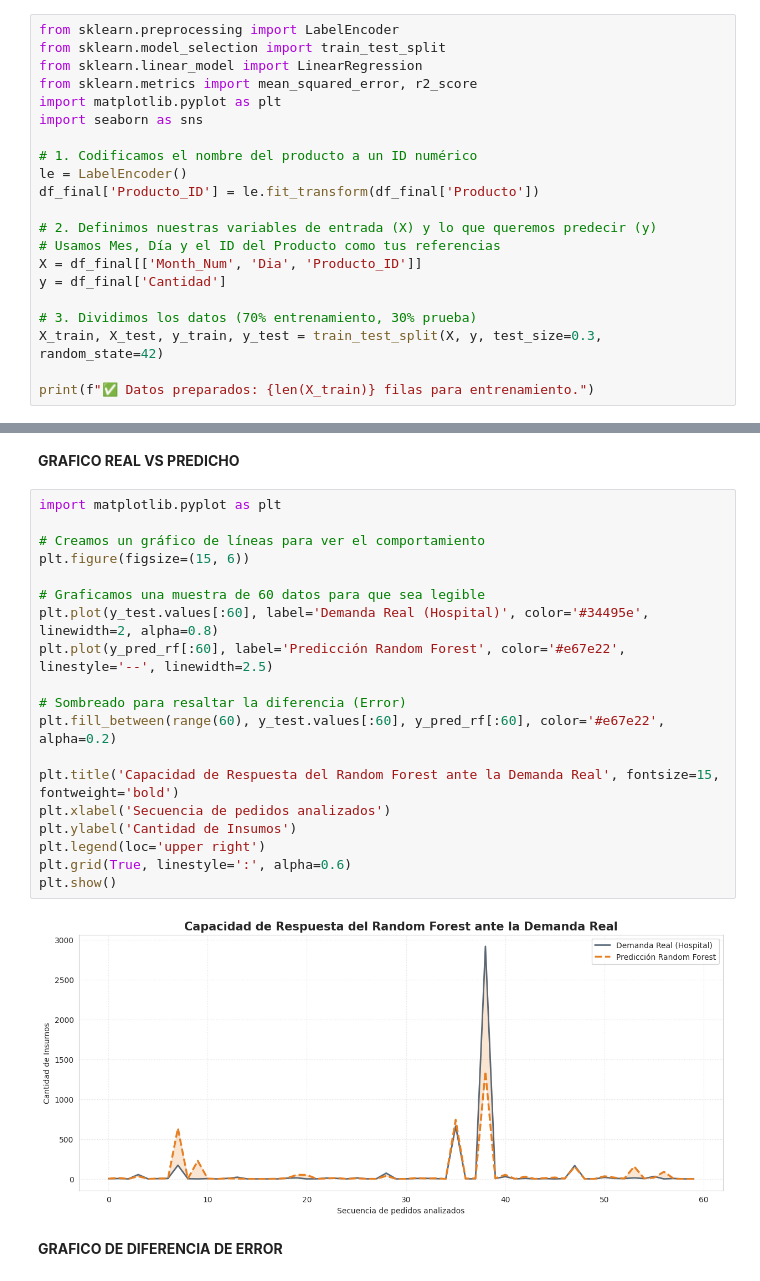
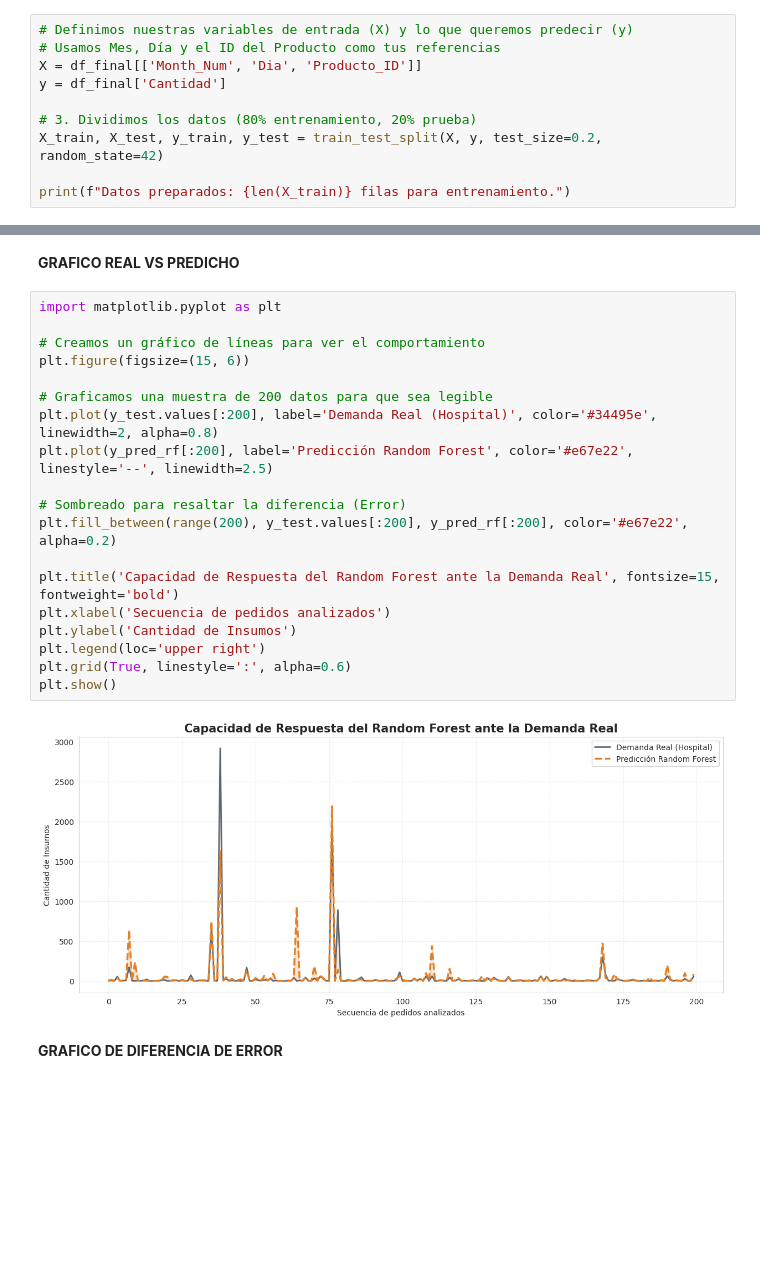
Before and after one commit to victoregomezf-maker/seminario, a Jupyter notebook: Predicción_de_demanda_insumos_medicos.ipynb, the cells around one changed output, grey strips where cells are left out. Cells and saved outputs as stored; diff of their text form; blank space fills up the shorter version.

```diff
--- a/Predicción_de_demanda_insumos_medicos.ipynb
+++ b/Predicción_de_demanda_insumos_medicos.ipynb
@@ -322,22 +331,11 @@ plt.show()
 # %%
-from sklearn.preprocessing import LabelEncoder
-from sklearn.model_selection import train_test_split
-from sklearn.linear_model import LinearRegression
-from sklearn.metrics import mean_squared_error, r2_score
-import matplotlib.pyplot as plt
-import seaborn as sns
-
-# 1. Codificamos el nombre del producto a un ID numérico
-le = LabelEncoder()
-df_final['Producto_ID'] = le.fit_transform(df_final['Producto'])
-
-# 2. Definimos nuestras variables de entrada (X) y lo que queremos predecir (y)
+# Definimos nuestras variables de entrada (X) y lo que queremos predecir (y)
 # Usamos Mes, Día y el ID del Producto como tus referencias
 X = df_final[['Month_Num', 'Dia', 'Producto_ID']]
 y = df_final['Cantidad']
 
-# 3. Dividimos los datos (70% entrenamiento, 30% prueba)
-X_train, X_test, y_train, y_test = train_test_split(X, y, test_size=0.3, random_state=42)
+# 3. Dividimos los datos (80% entrenamiento, 20% prueba)
+X_train, X_test, y_train, y_test = train_test_split(X, y, test_size=0.2, random_state=42)
 
-print(f"✅ Datos preparados: {len(X_train)} filas para entrenamiento.")
+print(f"Datos preparados: {len(X_train)} filas para entrenamiento.")
 # %% [output]
@@ -510,24 +538,24 @@ TABLA DE DESEMPEÑO: RANDOM FOREST
 # %%
 import matplotlib.pyplot as plt
 
 # Creamos un gráfico de líneas para ver el comportamiento
 plt.figure(figsize=(15, 6))
 
-# Graficamos una muestra de 60 datos para que sea legible
-plt.plot(y_test.values[:60], label='Demanda Real (Hospital)', color='#34495e', linewidth=2, alpha=0.8)
-plt.plot(y_pred_rf[:60], label='Predicción Random Forest', color='#e67e22', linestyle='--', linewidth=2.5)
+# Graficamos una muestra de 200 datos para que sea legible
+plt.plot(y_test.values[:200], label='Demanda Real (Hospital)', color='#34495e', linewidth=2, alpha=0.8)
+plt.plot(y_pred_rf[:200], label='Predicción Random Forest', color='#e67e22', linestyle='--', linewidth=2.5)
 
 # Sombreado para resaltar la diferencia (Error)
-plt.fill_between(range(60), y_test.values[:60], y_pred_rf[:60], color='#e67e22', alpha=0.2)
+plt.fill_between(range(200), y_test.values[:200], y_pred_rf[:200], color='#e67e22', alpha=0.2)
 
 plt.title('Capacidad de Respuesta del Random Forest ante la Demanda Real', fontsize=15, fontweight='bold')
 plt.xlabel('Secuencia de pedidos analizados')
 plt.ylabel('Cantidad de Insumos')
 plt.legend(loc='upper right')
 plt.grid(True, linestyle=':', alpha=0.6)
 plt.show()
 # %% [output]
-[figure, old version]
+[figure, new version]
 # %% [markdown]
 **GRAFICO DE DIFERENCIA DE ERROR**
 # %%
```
Also changed, not shown: parts of 33 cells of this notebook.
